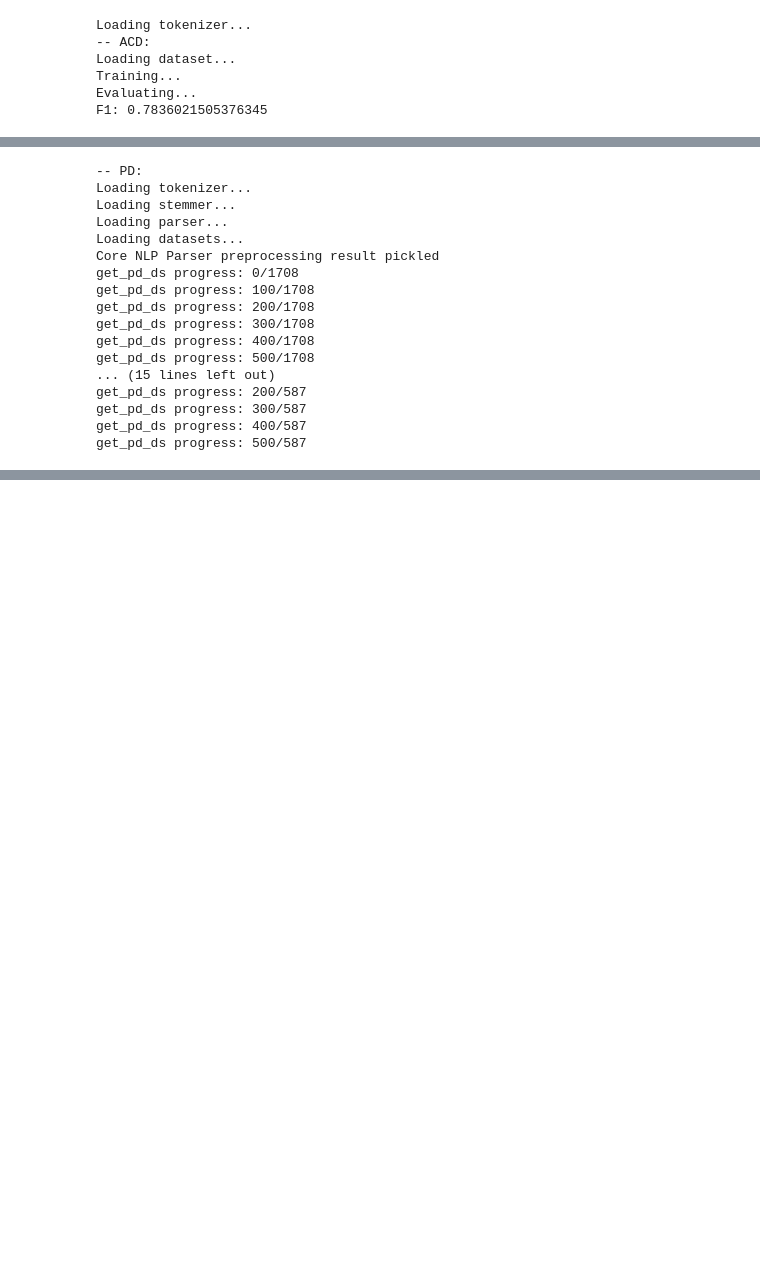
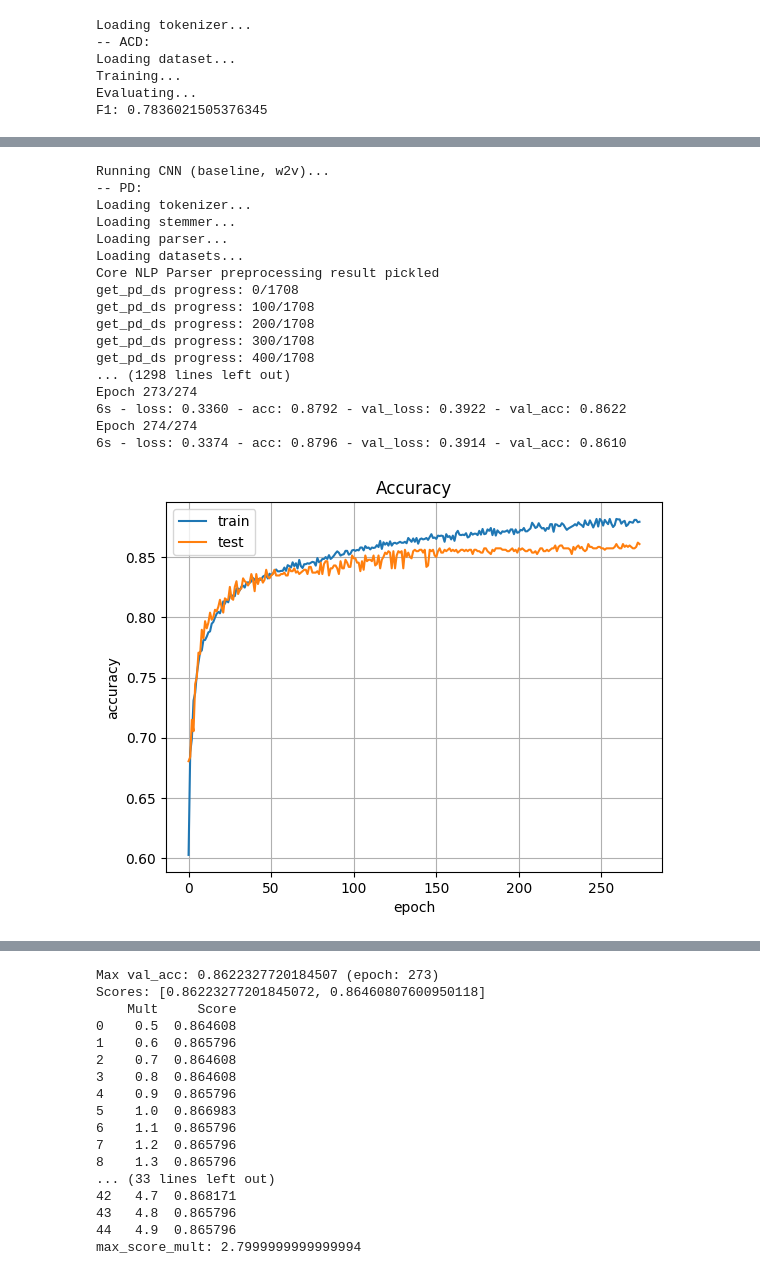
Before and after one commit to alekseyl1992/absa, a Jupyter notebook: pd_nb.ipynb, the cells around one changed output, grey strips where cells are left out. Cells and saved outputs as stored; diff of their text form; code cells hidden in the pictures; blank space fills up the shorter version.

Commit message:
Low scores

```diff
--- a/pd_nb.ipynb
+++ b/pd_nb.ipynb
@@ -40,23 +82,24 @@ pd_ = polarity.PD(w2v, acd_)
 # %%
 import polarity
 reload(polarity)
 pd_ = polarity.PD(w2v, acd_)
-data = pd_.prepare_data(pd_.get_pd_features_map_tree_distance, False)
+pd_.grid_search_pd_keras()
 # %% [output]
+Running CNN (baseline, w2v)...
 -- PD:
 Loading tokenizer...
 Loading stemmer...
 Loading parser...
 Loading datasets...
 Core NLP Parser preprocessing result pickled
 get_pd_ds progress: 0/1708
 get_pd_ds progress: 100/1708
 get_pd_ds progress: 200/1708
 get_pd_ds progress: 300/1708
 get_pd_ds progress: 400/1708
-get_pd_ds progress: 500/1708
-... (15 lines left out)
-get_pd_ds progress: 200/587
-get_pd_ds progress: 300/587
-get_pd_ds progress: 400/587
-get_pd_ds progress: 500/587
+... (1298 lines left out)
+Epoch 273/274
+6s - loss: 0.3360 - acc: 0.8792 - val_loss: 0.3922 - val_acc: 0.8622
+Epoch 274/274
+6s - loss: 0.3374 - acc: 0.8796 - val_loss: 0.3914 - val_acc: 0.8610
+[figure, added]
@@ -62,0 +107,17 @@ get_pd_ds progress: 500/587
+Max val_acc: 0.8622327720184507 (epoch: 273)
+Scores: [0.86223277201845072, 0.86460807600950118]
+    Mult     Score
+0    0.5  0.864608
+1    0.6  0.865796
+2    0.7  0.864608
+3    0.8  0.864608
+4    0.9  0.865796
+5    1.0  0.866983
+6    1.1  0.865796
+7    1.2  0.865796
+8    1.3  0.865796
+... (33 lines left out)
+42   4.7  0.868171
+43   4.8  0.865796
+44   4.9  0.865796
+max_score_mult: 2.7999999999999994
```
Also changed, not shown: parts of 6 cells of this notebook, 1 other file.
